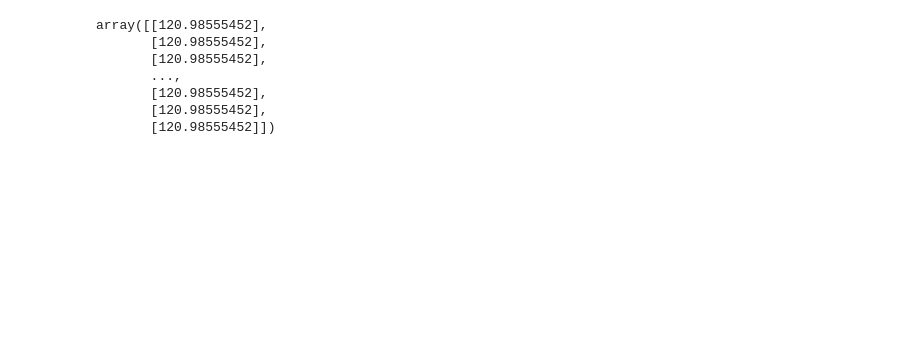
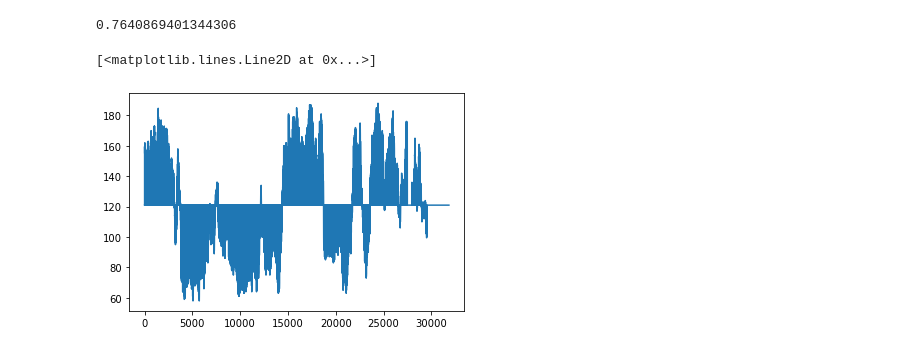
Before and after one commit to baswillemsen/ML4QS, a Jupyter notebook: Python3Code/Notebook.ipynb, the cells around one changed output. Cells and saved outputs as stored; diff of their text form; code cells hidden in the pictures; blank space fills up the shorter version.

```diff
--- a/Python3Code/Notebook.ipynb
+++ b/Python3Code/Notebook.ipynb
@@ -17,14 +25,12 @@ data.head()
+# %%
+len(data[np.isnan(data['hr_watch_rate'])]) / len(data) # perc missing value heart rate
+# %% [output]
+0.7640869401344306
 # %%
-imp = SimpleImputer(strategy='mean')
-hr_watch_transf = np.array(data['hr_watch_rate']).reshape(-1, 1)
-hr_watch_imputed = imp.fit_transform(hr_watch_transf)
+imp = SimpleImputer(strategy="mean")
+data_hr_transf = np.array(data['hr_watch_rate']).reshape(-1,1)
+hr_mean = imp.fit_transform(data_hr_transf)
+plt.plot(hr_mean)
+# %% [output]
+[<matplotlib.lines.Line2D at 0x...>]
+[figure, added]
-# %%
-hr_watch_imputed
-# %% [output]
-array([[120.98555452],
-       [120.98555452],
-       [120.98555452],
-       ...,
-       [120.98555452],
-       [120.98555452],
-       [120.98555452]])
```
Also changed, not shown: parts of 6 cells of this notebook, 1 other file.
